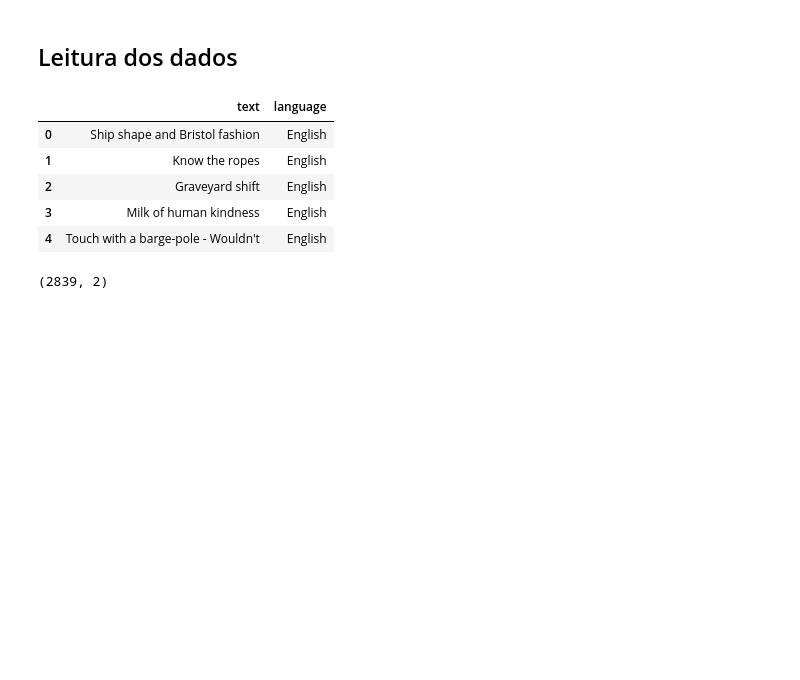
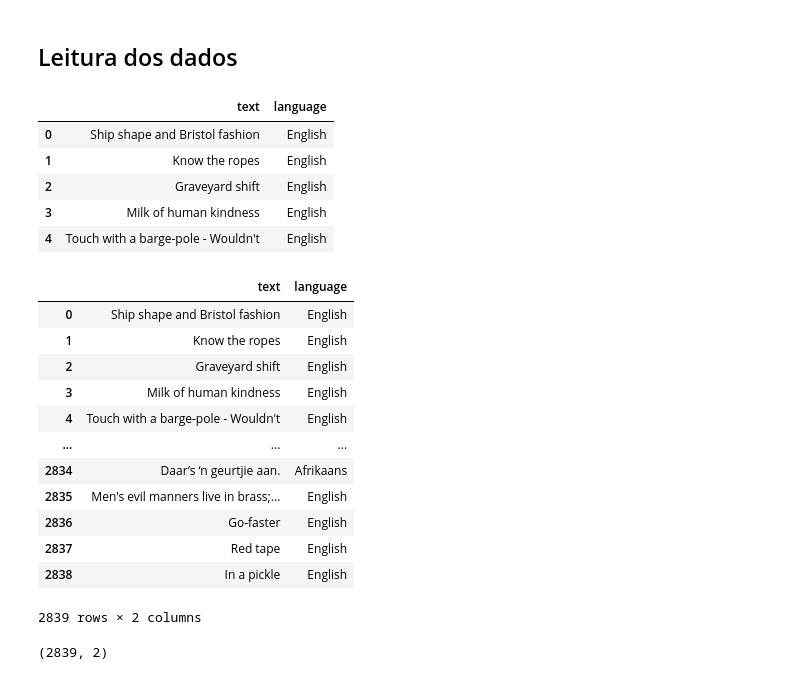
Before and after one commit to ben-hurs/Detector-de-l-ngua, a Jupyter notebook: notebook_detector_de_lingua.ipynb, the cells around one changed output. Saved outputs shown, nothing was run; the diff lists cells and outputs as text; code cells hidden in the pictures; blank space fills up the shorter version.

```diff
--- a/notebook_detector_de_lingua.ipynb
+++ b/notebook_detector_de_lingua.ipynb
@@ -41,6 +47,22 @@ df.head()
 | 2 | Graveyard shift | English |
 | 3 | Milk of human kindness | English |
 | 4 | Touch with a barge-pole - Wouldn't | English |
+# %%
+df
+# %% [output]
+|  | text | language |
+| 0 | Ship shape and Bristol fashion | English |
+| 1 | Know the ropes | English |
+| 2 | Graveyard shift | English |
+| 3 | Milk of human kindness | English |
+| 4 | Touch with a barge-pole - Wouldn't | English |
+| ... | ... | ... |
+| 2834 | Daar’s ‘n geurtjie aan. | Afrikaans |
+| 2835 | Men's evil manners live in brass;... | English |
+| 2836 | Go-faster | English |
+| 2837 | Red tape | English |
+| 2838 | In a pickle | English |
+2839 rows × 2 columns
 # %%
 df.shape
 # %% [output]
```
Also changed, not shown: parts of 21 cells of this notebook, 3 other files.
